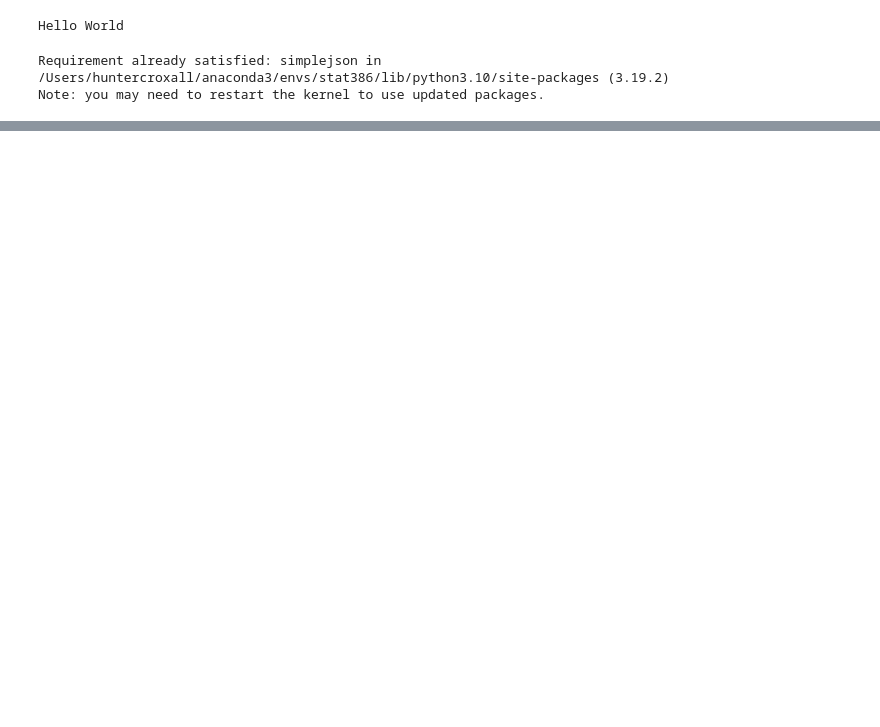
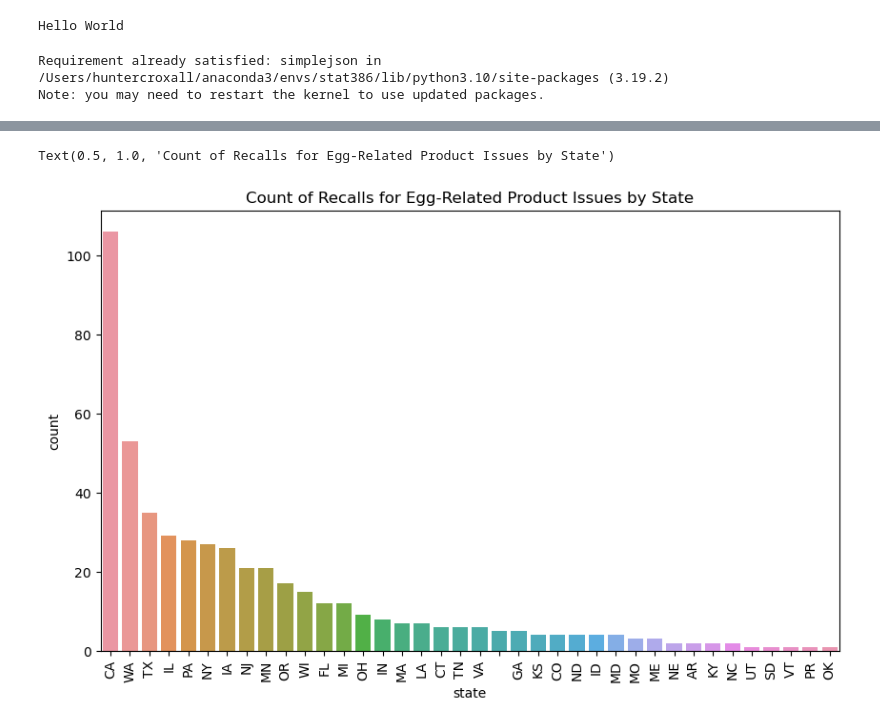
Before and after one commit to huntercroxall/s386Fall2023-project, a Jupyter notebook: Data_EDA_1.ipynb, the cells around one changed output, grey strips where cells are left out. Saved outputs shown, nothing was run; the diff lists cells and outputs as text; code cells hidden in the pictures; blank space fills up the shorter version.

```diff
--- a/Data_EDA_1.ipynb
+++ b/Data_EDA_1.ipynb
@@ -73,0 +123,4 @@ df.to_csv('FDA_egg_stats.csv', index=False)
+# %%
+df['Year'] = df['datetime_report_date'].dt.year
+df['Month'] = df['datetime_report_date'].dt.month
+df['Day'] = df['datetime_report_date'].dt.day
@@ -73,0 +142,9 @@ df.to_csv('FDA_egg_stats.csv', index=False)
+# %%
+category_order = df['state'].value_counts().index
+plt.figure(figsize=(10, 6))
+sns.countplot(df, x="state", order = category_order)
+plt.xticks(rotation=90)
+plt.title("Count of Recalls for Egg-Related Product Issues by State")
+# %% [output]
+Text(0.5, 1.0, 'Count of Recalls for Egg-Related Product Issues by State')
+[figure, added]
```
Also changed, not shown: parts of 12 cells of this notebook, 1 other file.
